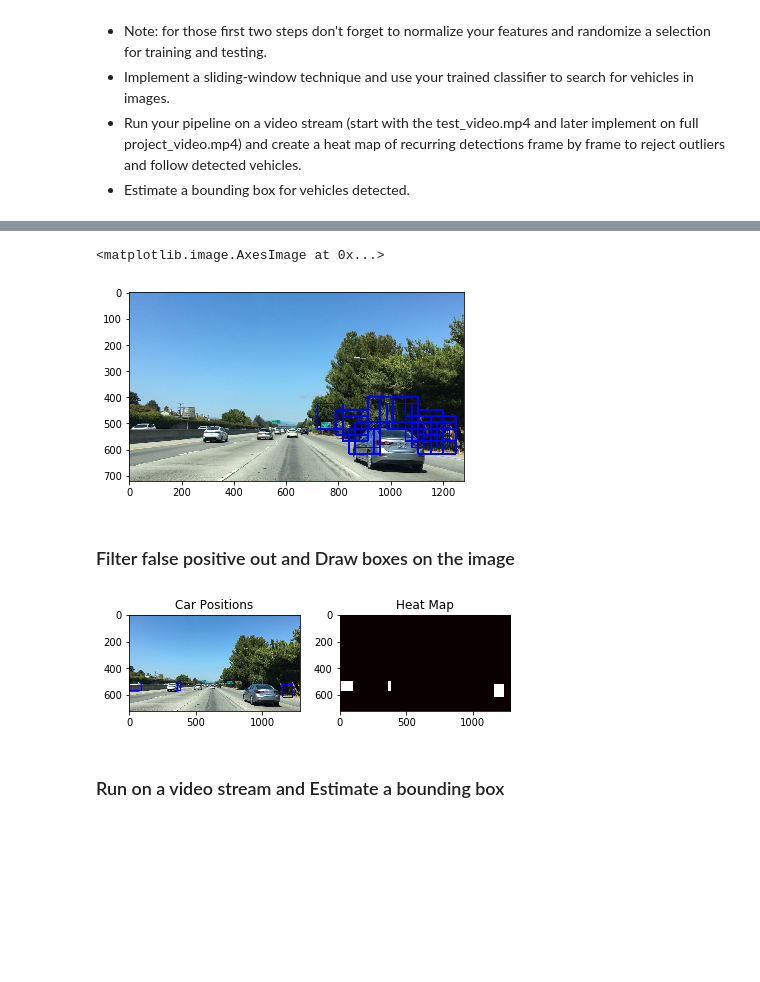
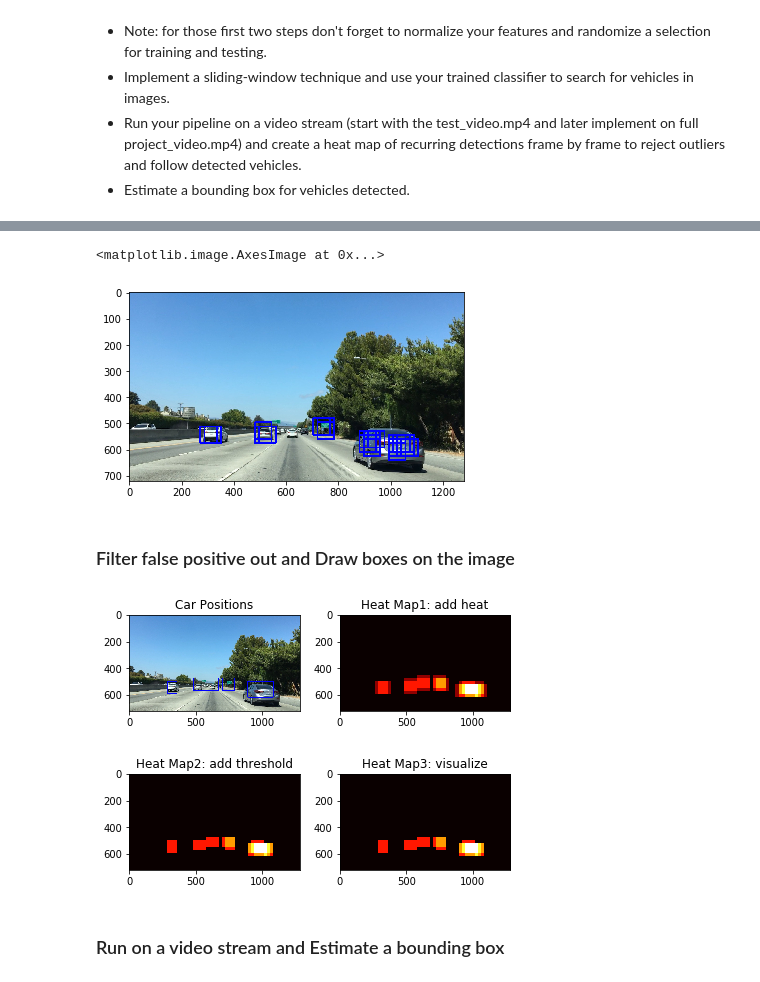
Before and after one commit to leros/Self-Driving-Car-Vehicle-Detection, a Jupyter notebook: solution.ipynb, the cells around one changed output, grey strips where cells are left out. Cells and saved outputs as stored; diff of their text form; code cells hidden in the pictures; blank space fills up the shorter version.

```diff
--- a/solution.ipynb
+++ b/solution.ipynb
@@ -266,13 +260,0 @@ Test Accuracy of SVC =  0.9837
-# %%
-# Define a function to compute color histogram features
-# NEED TO CHANGE bins_range if reading .png files with mpimg!
-def color_hist(img, nbins=32, bins_range=(0, 256)):
-    #print("use notebook color_hist func\n")
-    # Compute the histogram of the color channels separately
-    channel1_hist = np.histogram(img[:,:,0], bins=nbins, range=bins_range)
-    channel2_hist = np.histogram(img[:,:,1], bins=nbins, range=bins_range)
-    channel3_hist = np.histogram(img[:,:,2], bins=nbins, range=bins_range)
-    # Concatenate the histograms into a single feature vector
-    hist_features = np.concatenate((channel1_hist[0], channel2_hist[0], channel3_hist[0]))
-    # Return the individual histograms, bin_centers and feature vector
-    return hist_features
@@ -278,0 +312,3 @@ def color_hist(img, nbins=32, bins_range=(0, 256)):
+# %%
+from sklearn.externals import joblib
+svc = joblib.load('model.pkl')
@@ -282,11 +322,12 @@ import matplotlib.pyplot as plt
 import numpy as np
 import pickle
 import cv2
-#from lesson_functions import *
+y_start_stop = [400, None] # Min and max in y to search in slide_window()
 
 img = mpimg.imread('data/bbox-example-image.jpg')
 
 def convert_color(img, conv='RGB2YCrCb'):
+    #return img
     if conv == 'RGB2YCrCb':
         return cv2.cvtColor(img, cv2.COLOR_RGB2YCrCb)
     if conv == 'BGR2YCrCb':
@@ -295,13 +336,16 @@ def convert_color(img, conv='RGB2YCrCb'):
         return cv2.cvtColor(img, cv2.COLOR_RGB2LUV)
 
 # Define a single function that can extract features using hog sub-sampling and make predictions
-def find_cars(img, ystart, ystop, scale, svc, X_scaler, orient, pix_per_cell, cell_per_block, spatial_size, hist_bins):
+def find_cars(img, ystart, ystop, scale, svc, X_scaler, orient, pix_per_cell, cell_per_block, spatial_size, hist_bins, demo=False):
 
-    draw_img = np.copy(img)
-    img = img.astype(np.float32)/255
+    if demo:
+        draw_img = np.copy(img)
+
+    img = img.astype(np.float32)/255  # (0, 1)
 
     img_tosearch = img[ystart:ystop,:,:]
-    ctrans_tosearch = convert_color(img_tosearch, conv='RGB2YCrCb')
+    ctrans_tosearch = convert_color(img_tosearch, conv='RGB2YCrCb') /255
+    #ctrans_tosearch = img_tosearch
     if scale != 1:
         imshape = ctrans_tosearch.shape
         ctrans_tosearch = cv2.resize(ctrans_tosearch, (np.int(imshape[1]/scale), np.int(imshape[0]/scale)))
@@ -357,21 +401,24 @@ def find_cars(img, ystart, ystop, scale, svc, X_scaler, orient, pix_per_cell, ce
                 ytop_draw = np.int(ytop*scale)
                 win_draw = np.int(window*scale)
                 windows.append(((xbox_left, ytop_draw+ystart),(xbox_left+win_draw,ytop_draw+win_draw+ystart)))
-                cv2.rectangle(draw_img,(xbox_left, ytop_draw+ystart),(xbox_left+win_draw,ytop_draw+win_draw+ystart),(0,0,255),6)
+                if demo:
+                    cv2.rectangle(draw_img,(xbox_left, ytop_draw+ystart),(xbox_left+win_draw,ytop_draw+win_draw+ystart),(0,0,255),6)
+    if demo:
+        return windows, draw_img
+    else:
+        return windows
 
-    return windows, draw_img
+ystart = 400
+ystop = 656
+#ystart, ystop = y_start_stop
+scale = 1
 
-#ystart = 400
-#ystop = 656
-ystart, ystop = y_start_stop
-scale = 1.5
-
-windows, out_img = find_cars(img, ystart, ystop, scale, svc, X_scaler, orient, pix_per_cell, cell_per_block, spatial_size, hist_bins)
+windows, out_img = find_cars(img, ystart, ystop, scale, svc, X_scaler, orient, pix_per_cell, cell_per_block, spatial_size, hist_bins, demo=True)
 
 plt.imshow(out_img)
 # %% [output]
 <matplotlib.image.AxesImage at 0x...>
-[figure, old version]
+[figure, new version]
 # %% [markdown]
 ### Filter false positive out and Draw boxes on the image
 # %%
@@ -386,10 +433,11 @@ def add_heat(heatmap, bbox_list):
     return heatmap
 
 def apply_threshold(heatmap, threshold):
+    newheat = heatmap.copy()
     # Zero out pixels below the threshold
-    heatmap[heatmap <= threshold] = 0
+    newheat[heatmap <= threshold] = 0
     # Return thresholded map
-    return heatmap
+    return newheat
 
 def draw_labeled_bboxes(img, labels):
     # Iterate through all detected cars
@@ -397,40 +445,49 @@ def draw_labeled_bboxes(img, labels):
         # Find pixels with each car_number label value
         nonzero = (labels[0] == car_number).nonzero()
         # Identify x and y values of those pixels
         nonzeroy = np.array(nonzero[0])
         nonzerox = np.array(nonzero[1])
         # Define a bounding box based on min/max x and y
         bbox = ((np.min(nonzerox), np.min(nonzeroy)), (np.max(nonzerox), np.max(nonzeroy)))
         # Draw the box on the image
         cv2.rectangle(img, bbox[0], bbox[1], (0,0,255), 6)
     # Return the image
     return img
 
 from scipy.ndimage.measurements import label
 
 heat = np.zeros_like(img[:,:,0]).astype(np.float)
 
-heatmap = add_heat(heat, windows)
-heatmap = apply_threshold(heatmap, 1)
+heatmap1 = add_heat(heat, windows)
+heatmap2 = apply_threshold(heatmap1, 1)
 
 
 # Visualize the heatmap when displaying
-heat = np.clip(heatmap, 0, 255)
-labels = label(heat)
+heatmap3 = np.clip(heatmap2, 0, 255)
+labels = label(heatmap3)
 
 # Find final boxes from heatmap using label function
 draw_img = draw_labeled_bboxes(np.copy(img), labels)
 
 fig = plt.figure()
 plt.subplot(121)
 plt.imshow(draw_img)
 plt.title('Car Positions')
 plt.subplot(122)
-plt.imshow(heatmap, cmap='hot')
-plt.title('Heat Map')
+plt.imshow(heatmap1, cmap='hot')
+plt.title('Heat Map1: add heat')
 fig.tight_layout()
+fig = plt.figure()
+plt.subplot(121)
+plt.imshow(heatmap2, cmap='hot')
+plt.title('Heat Map2: add threshold')
+plt.subplot(122)
+plt.imshow(heatmap3, cmap='hot')
+plt.title('Heat Map3: visualize')
+fig.tight_layout()
 # %% [output]
-[figure, old version]
+[figure, new version]
+[figure, added]
 # %% [markdown]
 ### Run on a video stream and Estimate a bounding box
 # %%
```
Also changed, not shown: parts of 38 cells of this notebook.
